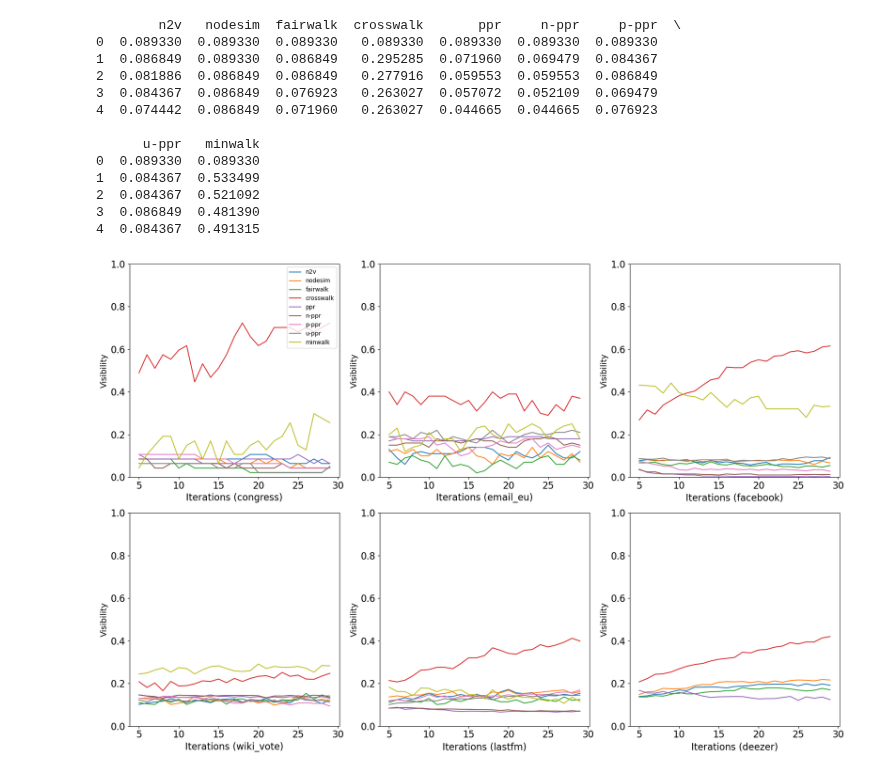
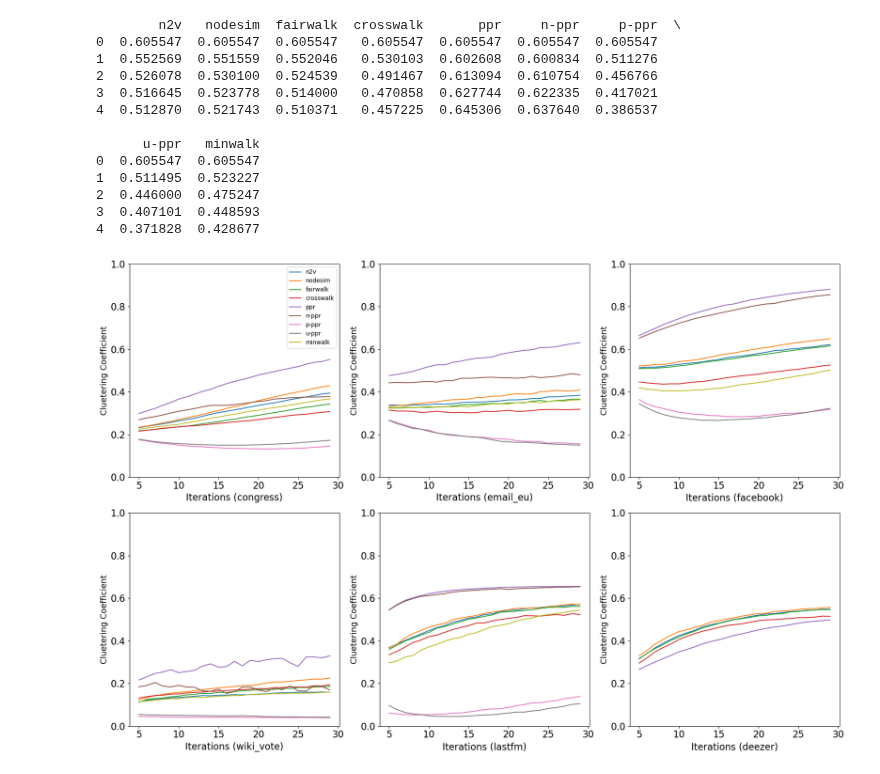
Before and after one commit to jasonTheDev/link-rec-evolution, a Jupyter notebook: data/charts01.ipynb, the cells around one changed output. Drawn from its saved outputs; the diff is of its cells as text; code cells hidden in the pictures.

```diff
--- a/data/charts01.ipynb
+++ b/data/charts01.ipynb
@@ -1,7 +1,7 @@
 # %%
 # Directory containing the files
 dir_path = '15percent'
-suff = 'vis'
+suff = 'clu'
 # %%
 import os
 
@@ -28,7 +28,7 @@ def combine_and_clean(directory_path = '15percent', datasetname = 'congress'):
     all_files = os.listdir(directory_path)
 
     # select only the files that end with given suffix
-    selected_files = [f for f in all_files if f.startswith(datasetname) and f.endswith(suffix)]
+    selected_files = [f for f in all_files if f.startswith(datasetname) and f.endswith(suff)]
 
     # Read each file into a dataframe and store them in a dictionary with file names as keys
     dfs = {f: pd.read_csv(os.path.join(directory_path, f), header=None) for f in selected_files}
@@ -116,42 +116,42 @@ def plot_suff(dataframes, dataset_names, ylabel='Visibility'):
     # Show the plots
     plt.show()
 # %%
-congress_suff = combine_and_clean(directory_path=dir_path, datasetname = 'congress', suffix = suff)
-email_eu_suff = combine_and_clean(directory_path=dir_path, datasetname = 'email_eu', suffix = suff)
-facebook_suff = combine_and_clean(directory_path=dir_path, datasetname = 'facebook', suffix = suff)
-wiki_vote_suff = combine_and_clean(directory_path=dir_path, datasetname = 'wiki_vote', suffix = suff)
-lastfm_suff = combine_and_clean(directory_path=dir_path, datasetname = 'lastfm', suffix = suff)
-deezer_suff = combine_and_clean(directory_path=dir_path, datasetname = 'deezer', suffix = suff)
+congress_suff = combine_and_clean(directory_path=dir_path, datasetname = 'congress')
+email_eu_suff = combine_and_clean(directory_path=dir_path, datasetname = 'email_eu')
+facebook_suff = combine_and_clean(directory_path=dir_path, datasetname = 'facebook')
+wiki_vote_suff = combine_and_clean(directory_path=dir_path, datasetname = 'wiki_vote')
+lastfm_suff = combine_and_clean(directory_path=dir_path, datasetname = 'lastfm')
+deezer_suff = combine_and_clean(directory_path=dir_path, datasetname = 'deezer')
 
 
 dataframes = [congress_suff, email_eu_suff, facebook_suff,
               wiki_vote_suff, lastfm_suff, deezer_suff]
 
 # Dataset names in order
 dataset_names = ['congress', 'email_eu', 'facebook', 'wiki_vote', 'lastfm', 'deezer']
 
 print(facebook_suff.head())
 
 if suff == 'vis':
     plot_suff(dataframes, dataset_names, ylabel='Visibility')
 
 if suff == 'gin':
     plot_suff(dataframes, dataset_names, ylabel='Gini Index')
 
 if suff == 'clu':
     plot_suff(dataframes, dataset_names, ylabel='Cluetering Coefficient')
 # %% [output]
         n2v   nodesim  fairwalk  crosswalk       ppr     n-ppr     p-ppr  \
-0  0.089330  0.089330  0.089330   0.089330  0.089330  0.089330  0.089330
-1  0.086849  0.089330  0.086849   0.295285  0.071960  0.069479  0.084367
-2  0.081886  0.086849  0.086849   0.277916  0.059553  0.059553  0.086849
-3  0.084367  0.086849  0.076923   0.263027  0.057072  0.052109  0.069479
-4  0.074442  0.086849  0.071960   0.263027  0.044665  0.044665  0.076923
+0  0.605547  0.605547  0.605547   0.605547  0.605547  0.605547  0.605547
+1  0.552569  0.551559  0.552046   0.530103  0.602608  0.600834  0.511276
+2  0.526078  0.530100  0.524539   0.491467  0.613094  0.610754  0.456766
+3  0.516645  0.523778  0.514000   0.470858  0.627744  0.622335  0.417021
+4  0.512870  0.521743  0.510371   0.457225  0.645306  0.637640  0.386537
 
       u-ppr   minwalk
-0  0.089330  0.089330
-1  0.084367  0.533499
-2  0.084367  0.521092
-3  0.086849  0.481390
-4  0.084367  0.491315
+0  0.605547  0.605547
+1  0.511495  0.523227
+2  0.446000  0.475247
+3  0.407101  0.448593
+4  0.371828  0.428677
-[figure, old version]
+[figure, new version]
```
